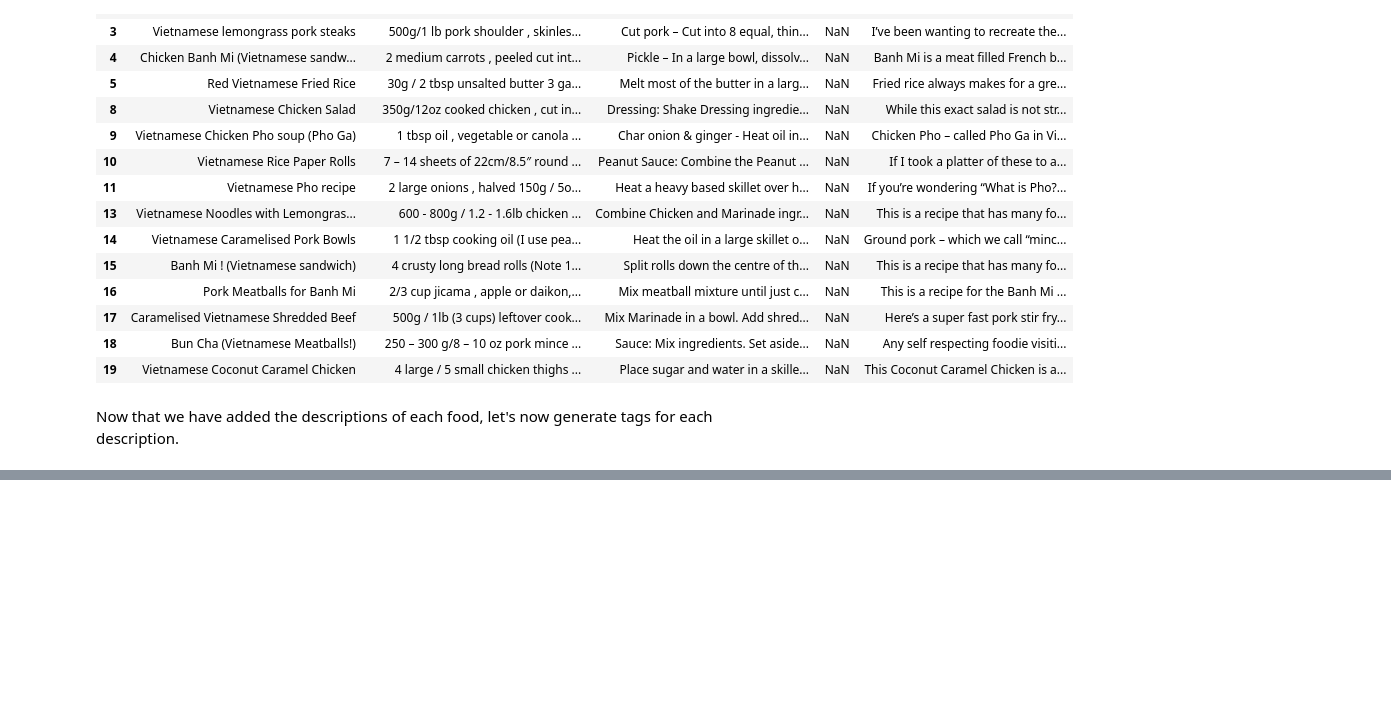
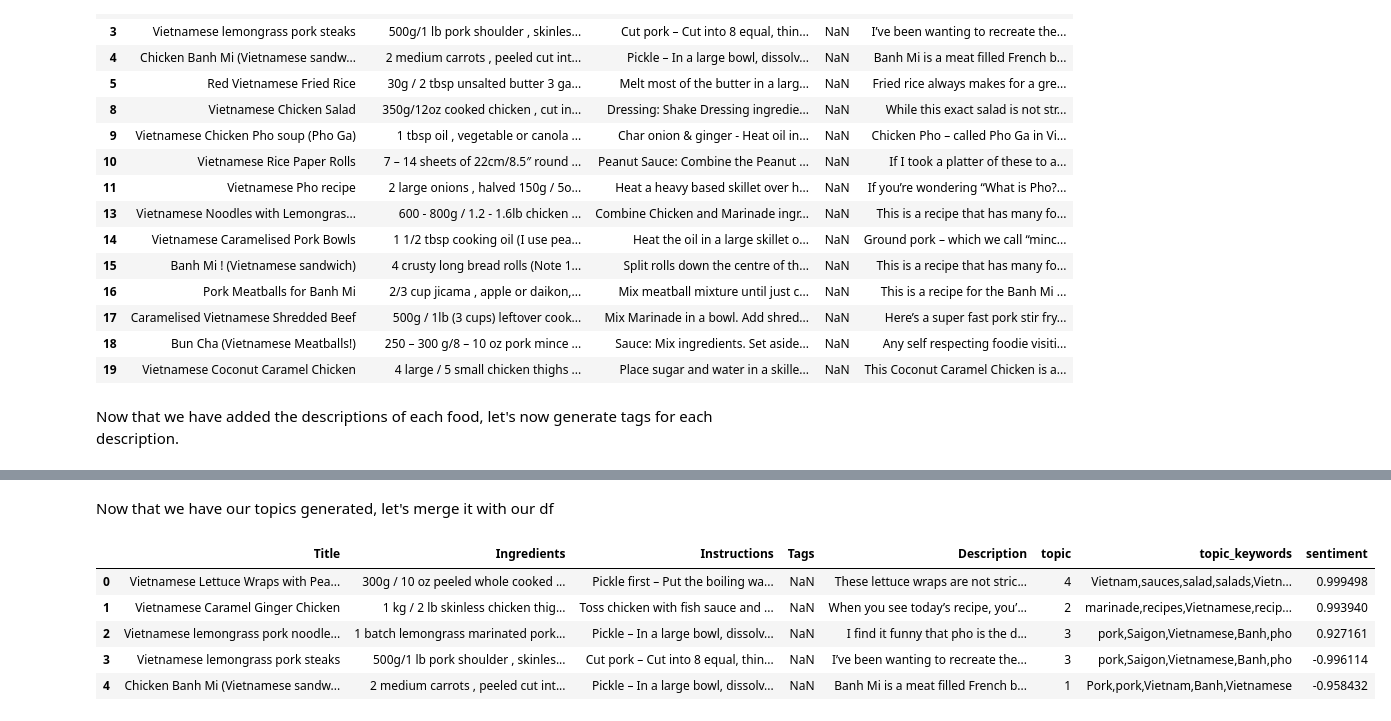
Before and after one commit to klam912/generate_recipe_tags, a Jupyter notebook: recipe_generator.ipynb, the cells around one changed output, grey strips where cells are left out. Cells and saved outputs as stored; diff of their text form; code cells hidden in the pictures; blank space fills up the shorter version.

```diff
--- a/recipe_generator.ipynb
+++ b/recipe_generator.ipynb
@@ -324,0 +518,2 @@ Now that we have added the descriptions of each food, let's now generate tags fo
+# %% [markdown]
+Now that we have our topics generated, let's merge it with our df
@@ -324,0 +523,9 @@ Now that we have added the descriptions of each food, let's now generate tags fo
+# %%
+recipes_df3.head()
+# %% [output]
+|  | Title | Ingredients | Instructions | Tags | Description | topic | topic_keywords | sentiment |
+| 0 | Vietnamese Lettuce Wraps with Pea... | 300g / 10 oz peeled whole cooked ... | Pickle first – Put the boiling wa... | NaN | These lettuce wraps are not stric... | 4 | Vietnam,sauces,salad,salads,Vietn... | 0.999498 |
+| 1 | Vietnamese Caramel Ginger Chicken | 1 kg / 2 lb skinless chicken thig... | Toss chicken with fish sauce and ... | NaN | When you see today’s recipe, you’... | 2 | marinade,recipes,Vietnamese,recip... | 0.993940 |
+| 2 | Vietnamese lemongrass pork noodle... | 1 batch lemongrass marinated pork... | Pickle – In a large bowl, dissolv... | NaN | I find it funny that pho is the d... | 3 | pork,Saigon,Vietnamese,Banh,pho | 0.927161 |
+| 3 | Vietnamese lemongrass pork steaks | 500g/1 lb pork shoulder , skinles... | Cut pork – Cut into 8 equal, thin... | NaN | I’ve been wanting to recreate the... | 3 | pork,Saigon,Vietnamese,Banh,pho | -0.996114 |
+| 4 | Chicken Banh Mi (Vietnamese sandw... | 2 medium carrots , peeled cut int... | Pickle – In a large bowl, dissolv... | NaN | Banh Mi is a meat filled French b... | 1 | Pork,pork,Vietnam,Banh,Vietnamese | -0.958432 |
```
Also changed, not shown: parts of 31 cells of this notebook.
